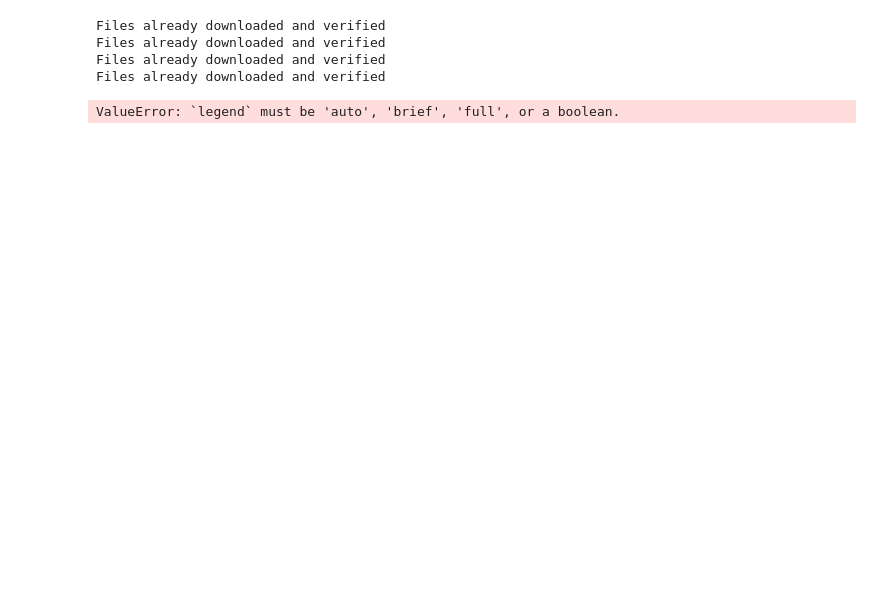
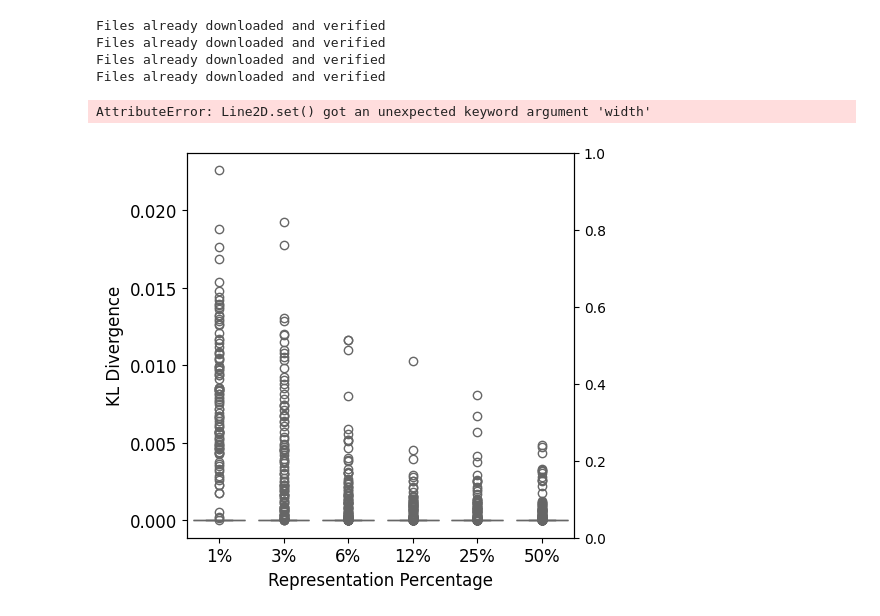
Before and after one commit to TonyPeng-2018/Adaptfilter, a Jupyter notebook: plot_mse_compression.ipynb, the cells around one changed output. Drawn from its saved outputs; the diff is of its cells as text; code cells hidden in the pictures; blank space fills up the shorter version.

```diff
--- a/plot_mse_compression.ipynb
+++ b/plot_mse_compression.ipynb
@@ -293,37 +293,38 @@ correct_jpeg = 1 - correct_jpeg / stop_ind
 correct_middle = 1 - correct_middle / stop_ind
 
 plt.figure(figsize=(5, 5))
-sns.boxplot(data=middle_pd, palette='Set3', legend='samples')
+sns.boxplot(data=middle_pd, palette='Set3')
 plt.xlabel('Representation Percentage', fontsize=12)
 plt.ylabel('KL Divergence', fontsize=12)
 plt.xticks(fontsize=12)
 plt.yticks(fontsize=12)
 # sns.set_theme(style="white", palette=None )
 ax2 = plt.twinx()
 temp_x = ['1%', '3%', '6%', '12%', '25%', '50%']
 ax2.plot(temp_x, correct_middle, label='Middle', width=0.5, legend='AVG MR')
 ax2.set_ylabel('Misclassification Rate', fontsize=12)
 ax2.set_ylim(0, 1)
 ax2.grid(False)
 plt.legend()
 plt.savefig('./Plots/middle_boxplot_imagenet.pdf', bbox_inches='tight')
 plt.show()
 plt.close()
 
 plt.figure(figsize=(5, 5))
 sns.boxplot(data=jpeg_pd, palette='Set3')
 plt.xlabel('JPEG Quality', fontsize=12)
 plt.ylabel('KL Divergence', fontsize=12)
 plt.xticks(fontsize=12)
 plt.yticks(fontsize=12)
 ax2 = plt.twinx()
 temp_x = ['10', '20', '30', '40', '50', '60', '70', '80', '90']
 ax2.plot(temp_x, correct_jpeg, label='JPEG')
 ax2.set_ylabel('Misclassification Rate', fontsize=12)
 ax2.set_ylim(0, 1)
 ax2.grid(False)
 plt.savefig('./Plots/jpeg_boxplot_imagenet.pdf', bbox_inches='tight')
 plt.show()
 plt.close()
 # %% [output]
-ValueError: `legend` must be 'auto', 'brief', 'full', or a boolean.
+AttributeError: Line2D.set() got an unexpected keyword argument 'width'
+[figure, added]
```
Also changed, not shown: 34 other files.
